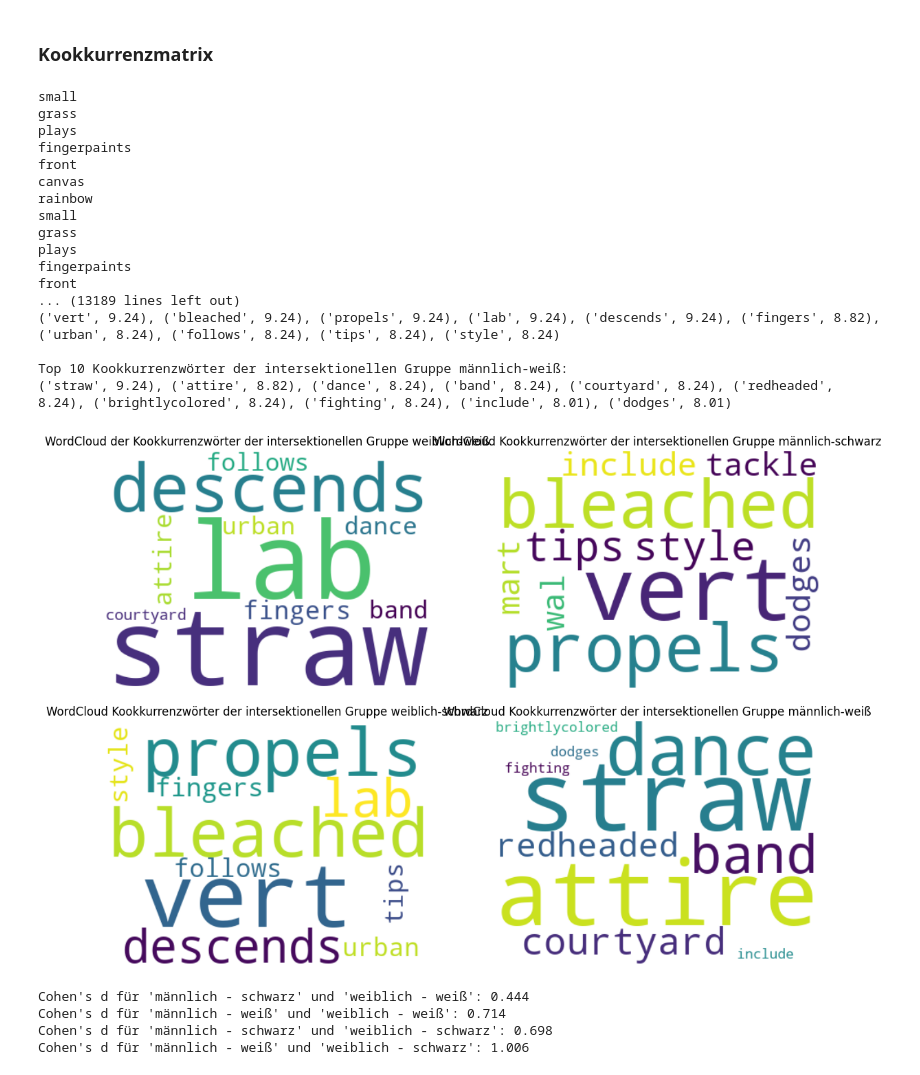
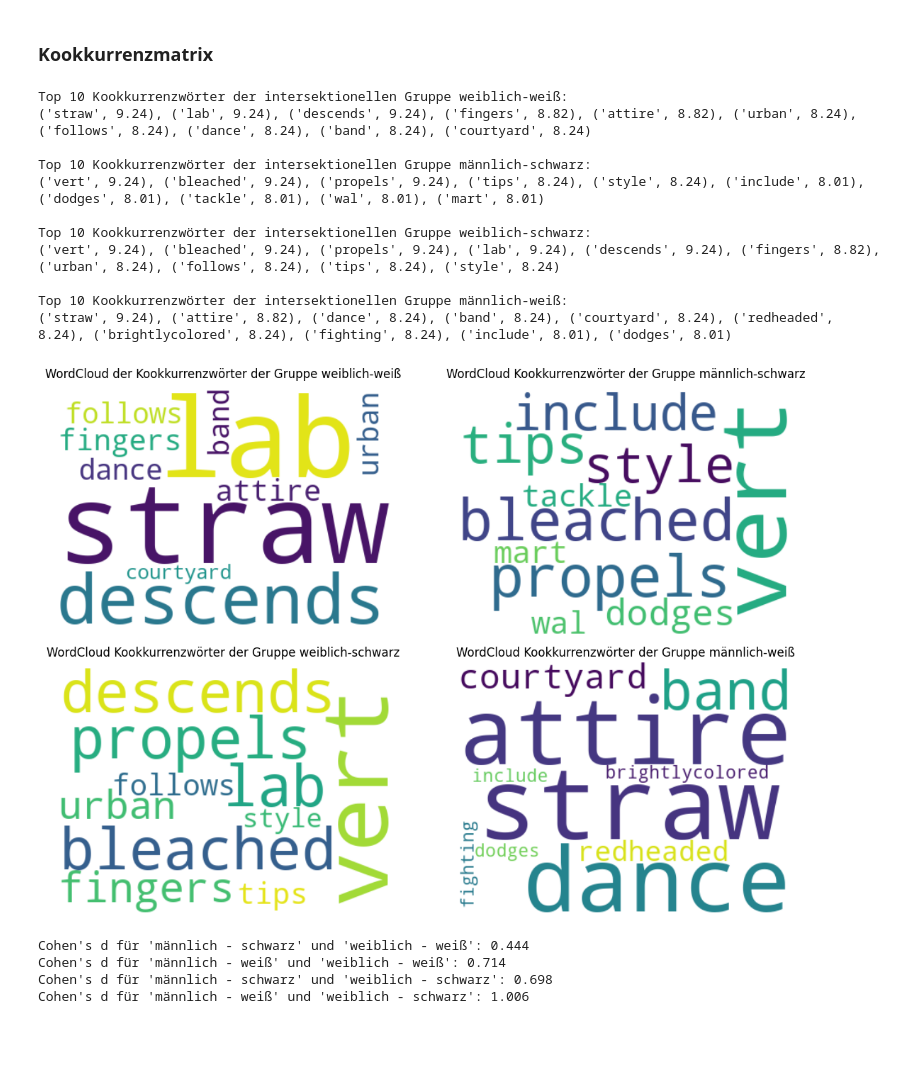
Before and after one commit to juliisch/FAIN93, a Jupyter notebook: FAIN93_JuliaSchmid.ipynb, the cells around one changed output. Cells and saved outputs as stored; diff of their text form; code cells hidden in the pictures; blank space fills up the shorter version.

```diff
--- a/FAIN93_JuliaSchmid.ipynb
+++ b/FAIN93_JuliaSchmid.ipynb
@@ -371,13 +371,13 @@ Input:          w1 (Wort 1)
 Output:         pmi (PMI-Wert)
 Funktionsweise: Basierend auf der PMI-Formel (log(p(w1,w2)/p(w1)p(w2))) wird der PMI-Wert bestimmt.
 '''
-def pmi(w1, w2, count_coocurrence):
-    p_w1 = doc_freq[w1] / length_df
-    p_w2 = doc_freq[w2] / length_df
-    p_w1w2 = count_coocurrence.get((w1, w2), 0) / length_df
+def get_pmi(w1, w2, count_coocurrence):
+    p_w1 = doc_freq[w1] / length_df # p(w1)
+    p_w2 = doc_freq[w2] / length_df # p(w2)
+    p_w1w2 = count_coocurrence.get((w1, w2), 0) / length_df #p(w1,w2)
     if p_w1w2 == 0:
         return 0
-    pmi = round(math.log2(p_w1w2 / (p_w1 * p_w2)), 2)
+    pmi = round(math.log2(p_w1w2 / (p_w1 * p_w2)), 2) # PMI-Wert
     return pmi
 
 '''
@@ -387,12 +387,11 @@ Output:         top_words (Top 10 Wörter)
 Funktionsweise: Für die Zielwörter werden die Kookkurrenzhäufigkeiten mit allen Wortpaaren
 '''
 def get_coocurrence(target_words):
-    cooc_counts = get_combined_coocurrence(target_words)
+    cooc_counts = get_combined_coocurrence(target_words) # Für die Zielwörter werden die Kookkurrenzhäufigkeiten mit allen anderen Wörtern bestimmt
     pmi_scores = {}
-    for (target_word, other_word), count in cooc_counts.items():
-        print(other_word)
-        score = pmi(target_word, other_word, cooc_counts)
-        if other_word not in pmi_scores or score > pmi_scores[other_word]: # Wenn Wort j mit mehreren Zielwörtern vorkommt, wird der jeweils höchste PMI-Wert gespeichert
+    for (target_word, other_word), count in cooc_counts.items(): # Für jedes Kookkurrenzpaat wird der PMI-Wert bestimmt
+        score = get_pmi(target_word, other_word, cooc_counts)
+        if other_word not in pmi_scores or score > pmi_scores[other_word]: # Wenn das andere Wort mit mehreren Zielwörtern vorkommt, wird der jeweils höchste PMI-Wert gespeichert
             pmi_scores[other_word] = score
     top_10_words = sorted(pmi_scores.items(), key=lambda x: -x[1])[:10] # Top 10 Kookkurrenzwörter mit dem höchsten PMI Wert werden gespeichert
     return(top_10_words)
@@ -416,19 +415,13 @@ print(", ".join(f"({repr(wort)}, {score})" for wort, score in top_words_female_b
 print("\nTop 10 Kookkurrenzwörter der intersektionellen Gruppe männlich-weiß:")
 print(", ".join(f"({repr(wort)}, {score})" for wort, score in top_words_male_white))
 # %% [output]
-small
-grass
-plays
-fingerpaints
-front
-canvas
-rainbow
-small
-grass
-plays
-fingerpaints
-front
-... (13189 lines left out)
+Top 10 Kookkurrenzwörter der intersektionellen Gruppe weiblich-weiß:
+('straw', 9.24), ('lab', 9.24), ('descends', 9.24), ('fingers', 8.82), ('attire', 8.82), ('urban', 8.24), ('follows', 8.24), ('dance', 8.24), ('band', 8.24), ('courtyard', 8.24)
+
+Top 10 Kookkurrenzwörter der intersektionellen Gruppe männlich-schwarz:
+('vert', 9.24), ('bleached', 9.24), ('propels', 9.24), ('tips', 8.24), ('style', 8.24), ('include', 8.01), ('dodges', 8.01), ('tackle', 8.01), ('wal', 8.01), ('mart', 8.01)
+
+Top 10 Kookkurrenzwörter der intersektionellen Gruppe weiblich-schwarz:
 ('vert', 9.24), ('bleached', 9.24), ('propels', 9.24), ('lab', 9.24), ('descends', 9.24), ('fingers', 8.82), ('urban', 8.24), ('follows', 8.24), ('tips', 8.24), ('style', 8.24)
 
 Top 10 Kookkurrenzwörter der intersektionellen Gruppe männlich-weiß:
@@ -441,38 +434,38 @@ Output:         wc (WordCloud)
 Funktionsweise: Aus der Liste der Top 10 Wörter wird ein Dictonary erstellt, welches als Input für die WordCloud verwendet wird.
 '''
 def generate_wordcloud_plot(top_words):
     top_words_dict = {word: score for word, score in top_words}
     wc = WordCloud(width=400, height=300, background_color='white').generate_from_frequencies(top_words_dict)
     return wc
 
 
 # Anwendung der Funktion generate_wordcloud_plot auf die weiblich-weiß Begriffe
 wc_female_white = generate_wordcloud_plot(top_words_female_white)
 # Anwendung der Funktion generate_wordcloud_plot auf die männlich-schwarz Begriffe
 wc_male_black = generate_wordcloud_plot(top_words_male_black)
 # Anwendung der Funktion get_coocugenerate_wordcloud_plotrrence auf die weiblich-schwarz Begriffe
 wc_female_black = generate_wordcloud_plot(top_words_female_black)
 # Anwendung der Funktion generate_wordcloud_plot auf die männlich-weiß Begriffe
 wc_male_white = generate_wordcloud_plot(top_words_male_white)
 
 # Plot: WordClouds der Kookkurrenzwörter der einzelnen Gruppen
 fig, axs = plt.subplots(2, 2, figsize=(12, 8))
 axs[0, 0].imshow(wc_female_white, interpolation='bilinear')
-axs[0, 0].set_title("WordCloud der Kookkurrenzwörter der intersektionellen Gruppe weiblich-weiß")
+axs[0, 0].set_title("WordCloud der Kookkurrenzwörter der Gruppe weiblich-weiß")
 axs[0, 0].axis('off')
 axs[0, 1].imshow(wc_male_black, interpolation='bilinear')
-axs[0, 1].set_title("WordCloud Kookkurrenzwörter der intersektionellen Gruppe männlich-schwarz")
+axs[0, 1].set_title("WordCloud Kookkurrenzwörter der Gruppe männlich-schwarz")
 axs[0, 1].axis('off')
 axs[1, 0].imshow(wc_female_black, interpolation='bilinear')
-axs[1, 0].set_title("WordCloud Kookkurrenzwörter der intersektionellen Gruppe weiblich-schwarz")
+axs[1, 0].set_title("WordCloud Kookkurrenzwörter der Gruppe weiblich-schwarz")
 axs[1, 0].axis('off')
 axs[1, 1].imshow(wc_male_white, interpolation='bilinear')
-axs[1, 1].set_title("WordCloud Kookkurrenzwörter der intersektionellen Gruppe männlich-weiß")
+axs[1, 1].set_title("WordCloud Kookkurrenzwörter der Gruppe männlich-weiß")
 axs[1, 1].axis('off')
 plt.tight_layout()
 plt.show()
 # %% [output]
-[figure, old version]
+[figure, new version]
 # %%
 # Bestimmung des Cohen's d Wert
 
```
Also changed, not shown: 1 other file.
